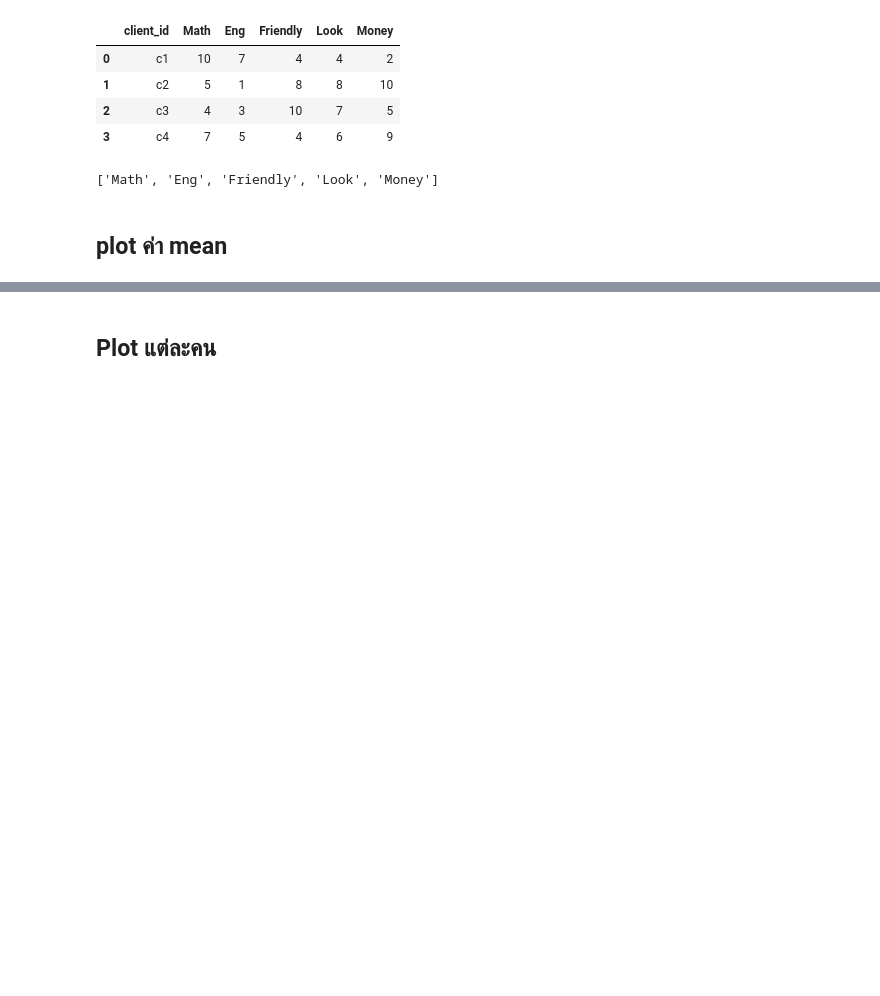
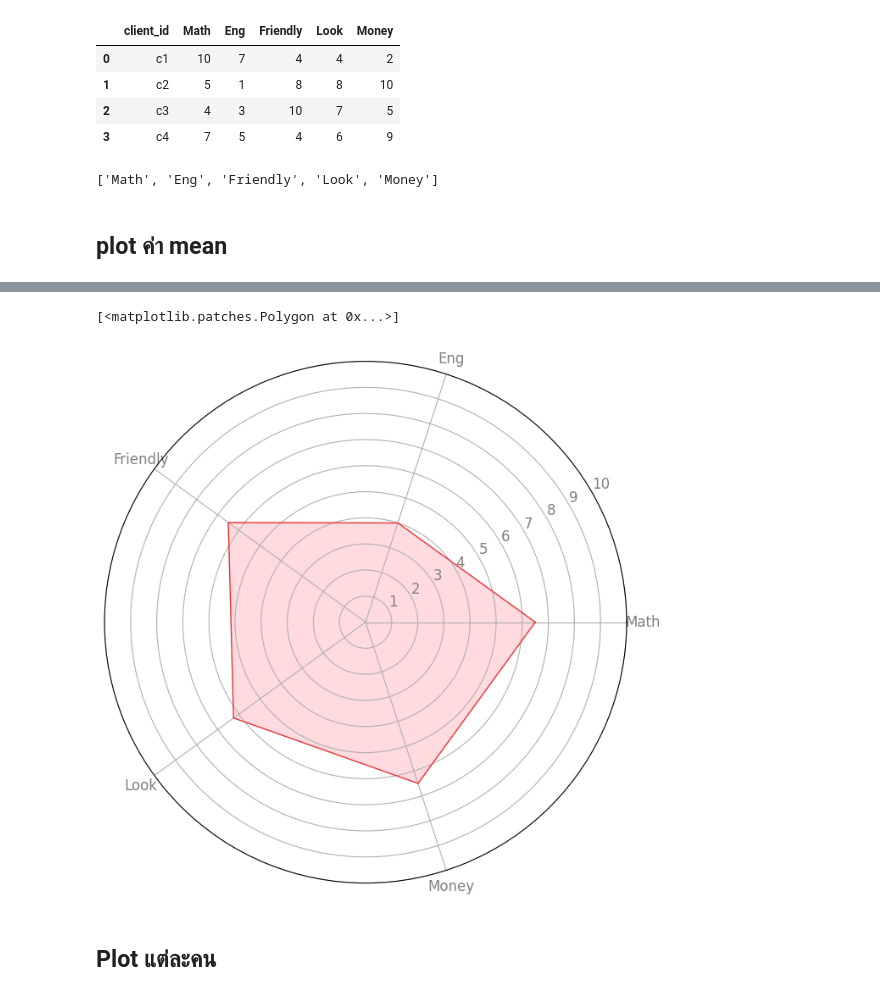
Before and after one commit to lapatradaa/python_dataviz2023, a Jupyter notebook: DataViz04_Data_Comparison.ipynb, the cells around one changed output, grey strips where cells are left out. Drawn from its saved outputs; the diff is of its cells as text; code cells hidden in the pictures; blank space fills up the shorter version.

```diff
--- a/DataViz04_Data_Comparison.ipynb
+++ b/DataViz04_Data_Comparison.ipynb
@@ -567,3 +605,19 @@ ax.fill(angles, values, 'lightpink', alpha=0.5) #พื้นที่
+# %%
+fig, ax = plt.subplots(nrows=1, ncols=1, figsize=(8, 8),
+                       subplot_kw=dict(polar=True))
+
+plt.xticks(angles[:-1], categories, color='grey', size=12)
+plt.yticks(np.arange(1, 11), ['1', '2', '3', '4', '5','6','7','8','9','10'],
+           color='grey', size=12)
+##np.arange(1, 11) เปลี่ยนเป็น 11
+plt.ylim(0, 10)
+ax.set_rlabel_position(30)
+
+ax.plot(angles, values, linewidth=1, linestyle='solid' , color = '#ea3033') #เส้นกราฟ
+ax.fill(angles, values, 'lightpink', alpha=0.5) #พื้นที่ pls debug
+# %% [output]
+[<matplotlib.patches.Polygon at 0x...>]
+[figure, added]
 # %% [markdown]
 ## Plot แต่ละคน
 # %%
```
Also changed, not shown: parts of 40 cells of this notebook.
